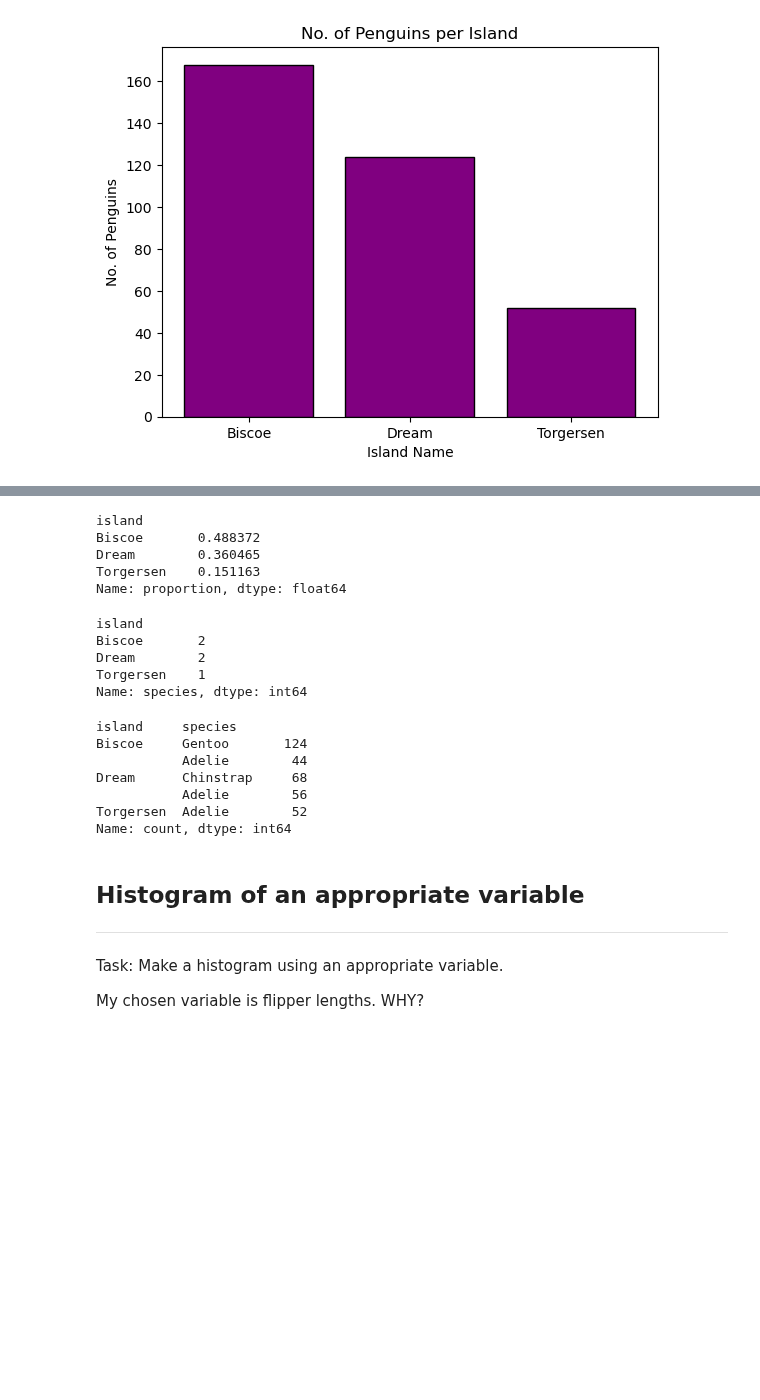
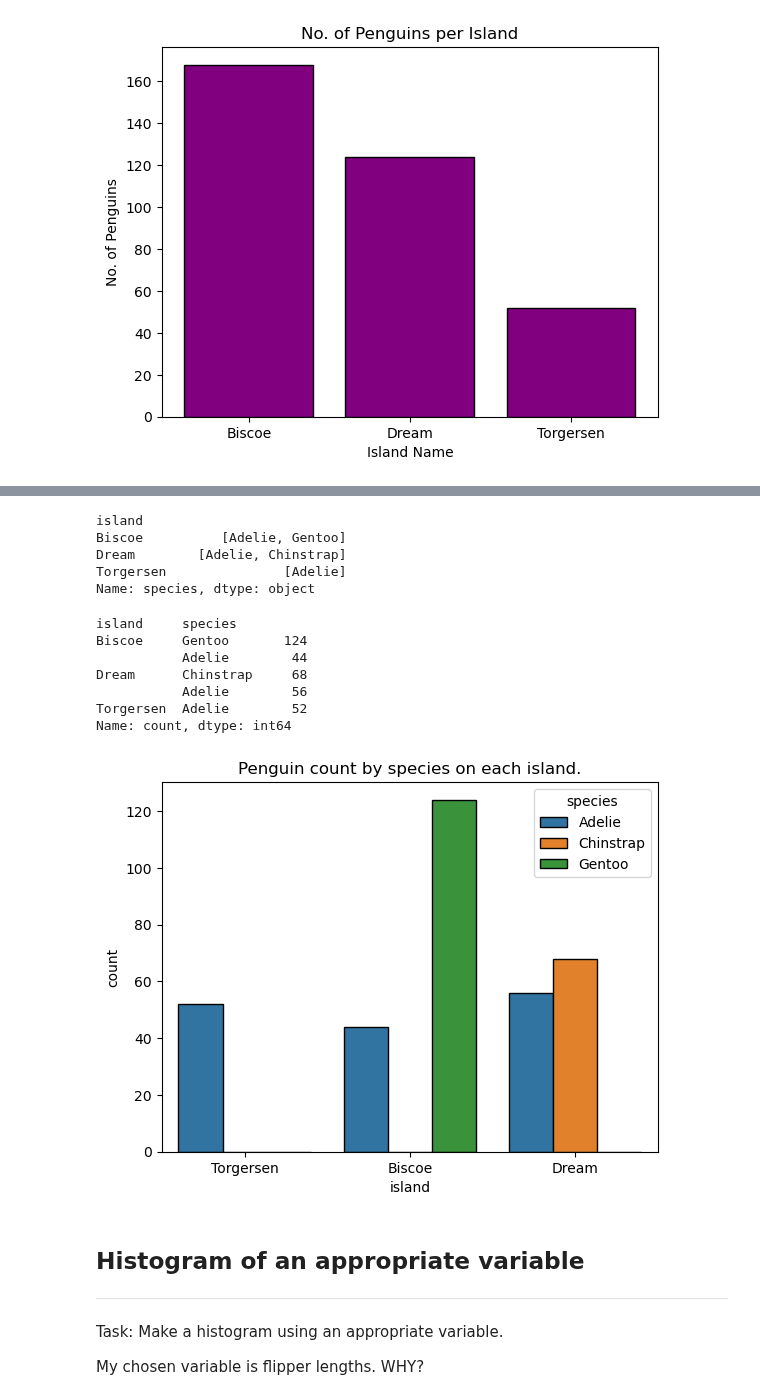
Before and after one commit to IreneKilgannon/DataAnalytics, a Jupyter notebook: penguins.ipynb, the cells around one changed output, grey strips where cells are left out. Cells and saved outputs as stored; diff of their text form; code cells hidden in the pictures; blank space fills up the shorter version.

```diff
--- a/penguins.ipynb
+++ b/penguins.ipynb
@@ -193,32 +203,20 @@ plt.show()
+# %%
+# Penguin species present per island.
+df.groupby('island')['species'].unique()
+# %% [output]
+island
+Biscoe          [Adelie, Gentoo]
+Dream        [Adelie, Chinstrap]
+Torgersen               [Adelie]
+Name: species, dtype: object
 # %%
-# Proportion of total penguin population on each island.
-
-df['island'].value_counts('species')
+# A count of the different penguin species on each island.
+df.groupby('island')['species'].value_counts()
 # %% [output]
-island
-Biscoe       0.488372
-Dream        0.360465
-Torgersen    0.151163
-Name: proportion, dtype: float64
+island     species
+Biscoe     Gentoo       124
+           Adelie        44
+Dream      Chinstrap     68
+           Adelie        56
+Torgersen  Adelie        52
+Name: count, dtype: int64
-# %%
-# Penguin species present per island.
-
-df.groupby('island')['species'].nunique()
-# %% [output]
-island
-Biscoe       2
-Dream        2
-Torgersen    1
-Name: species, dtype: int64
-# %%
-# A count of the different penguin species on each island.
-
-df.groupby('island')['species'].value_counts()
-# %% [output]
-island     species
-Biscoe     Gentoo       124
-           Adelie        44
-Dream      Chinstrap     68
-           Adelie        56
-Torgersen  Adelie        52
-Name: count, dtype: int64
@@ -225,3 +225,13 @@ Name: count, dtype: int64
+# %%
+# A breakdown of the penguin population on each island by species.
+sns.countplot(df, x = 'island',
+            hue = 'species',
+            edgecolor = 'black'
+            )
+plt.title('Penguin count by species on each island.')
+plt.show()
+# %% [output]
+[figure, added]
 # %% [markdown]
 ## Histogram of an appropriate variable
 ***
```
Also changed, not shown: parts of 29 cells of this notebook.
